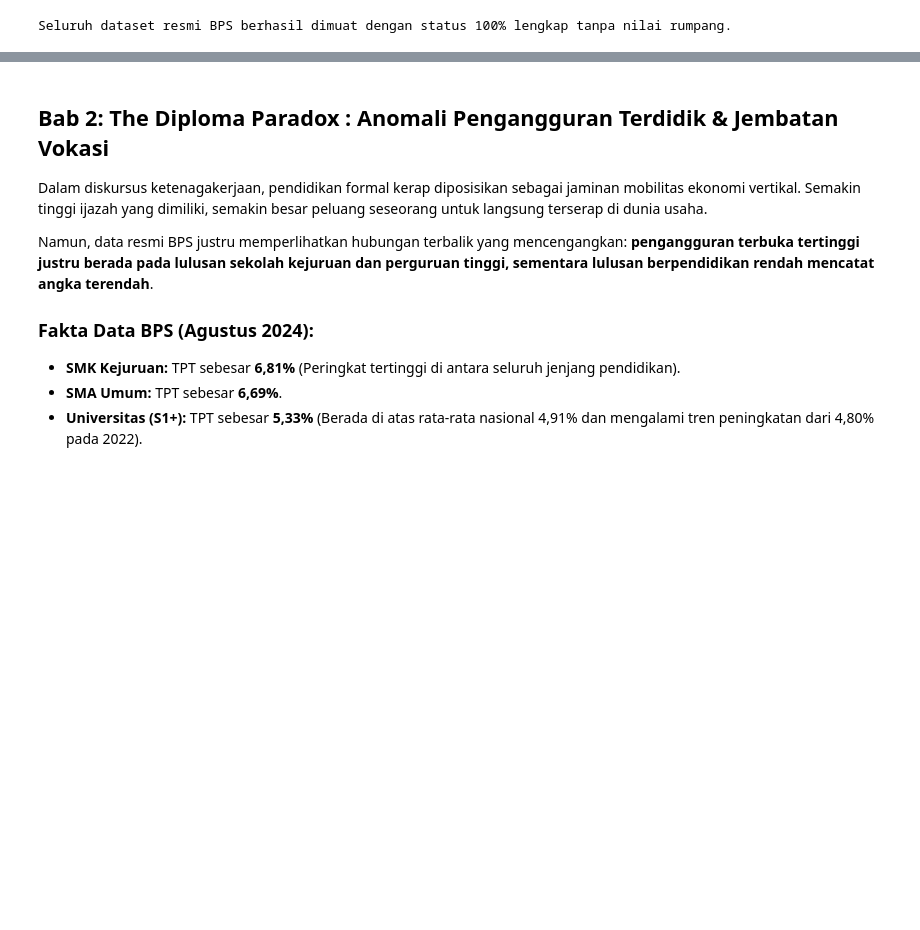
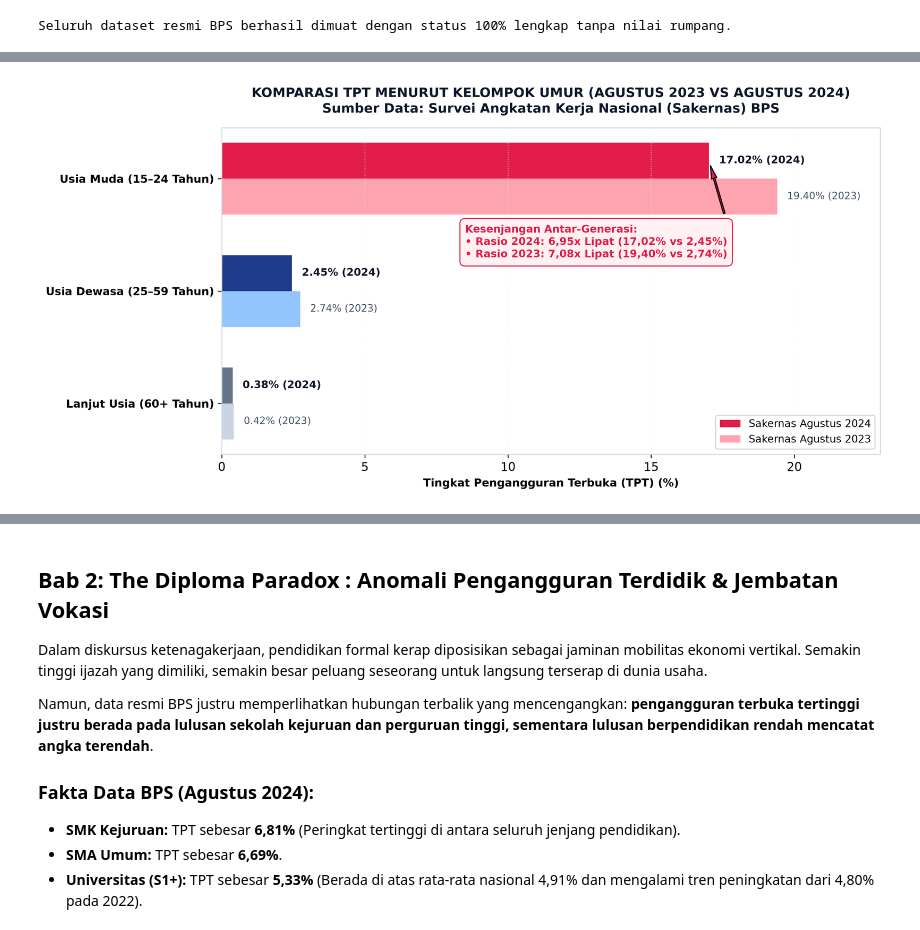
Before and after one commit to Primarizki21/NEXUS-Dashboard, a Jupyter notebook: notebooks/analisis_ketenagakerjaan_action2026.ipynb, the cells around one changed output, grey strips where cells are left out. Drawn from its saved outputs; the diff is of its cells as text; code cells hidden in the pictures; blank space fills up the shorter version.

```diff
--- a/notebooks/analisis_ketenagakerjaan_action2026.ipynb
+++ b/notebooks/analisis_ketenagakerjaan_action2026.ipynb
@@ -152,0 +146,49 @@ display(Image(filename=str(CHARTS_DIR / "01_krisis_pengangguran_usia_muda.png"))
+# %%
+# Grafik 1B: Komparasi TPT Menurut Kelompok Umur (Agustus 2023 vs Agustus 2024)
+df_3groups = df_youth[~df_youth["Kelompok_Umur"].str.contains("Rasio")].copy()
+groups = df_3groups["Kelompok_Umur"].tolist()
+tpt_23 = df_3groups["TPT_Ags2023"].tolist()
+tpt_24 = df_3groups["TPT_Ags2024"].tolist()
+
+fig2, ax2 = plt.subplots(figsize=(11, 5.5))
+y_pos = np.arange(len(groups))
+height = 0.32
+
+labels_clean = ["Usia Muda (15–24 Tahun)", "Usia Dewasa (25–59 Tahun)", "Lanjut Usia (60+ Tahun)"]
+
+bars_24 = ax2.barh(y_pos - height/2, tpt_24, height=height, color=[COLOR_CORAL, COLOR_NAVY, COLOR_SLATE],
+                   edgecolor="none", label="Sakernas Agustus 2024")
+bars_23 = ax2.barh(y_pos + height/2, tpt_23, height=height, color=["#FDA4AF", "#93C5FD", "#CBD5E1"],
+                   edgecolor="none", label="Sakernas Agustus 2023")
+
+for bar, val in zip(bars_24, tpt_24):
+    ax2.text(bar.get_width() + 0.35, bar.get_y() + bar.get_height()/2, f"{val:.2f}% (2024)",
+             va="center", ha="left", weight="bold", color=COLOR_TEXT, fontsize=9.5)
+for bar, val in zip(bars_23, tpt_23):
+    ax2.text(bar.get_width() + 0.35, bar.get_y() + bar.get_height()/2, f"{val:.2f}% (2023)",
+             va="center", ha="left", color="#475569", fontsize=9)
+
+ax2.annotate("Kesenjangan Antar-Generasi:\n• Rasio 2024: 6,95x Lipat (17,02% vs 2,45%)\n• Rasio 2023: 7,08x Lipat (19,40% vs 2,74%)",
+             xy=(tpt_24[0], 0 - height/2), xytext=(8.5, 0.7),
+             arrowprops=dict(facecolor=COLOR_CORAL, shrink=0.08, width=1.5, headwidth=5),
+             bbox=dict(boxstyle="round,pad=0.5", facecolor="#FFF1F2", edgecolor=COLOR_CORAL, alpha=0.95),
+             fontsize=9.5, weight="bold", color=COLOR_CORAL)
+
+ax2.set_yticks(y_pos)
+ax2.set_yticklabels(labels_clean, weight="bold", fontsize=10)
+ax2.invert_yaxis()
+ax2.set_xlabel("Tingkat Pengangguran Terbuka (TPT) (%)", fontsize=10, weight="bold")
+ax2.set_xlim(0, 23)
+ax2.grid(axis="x", linestyle=":", alpha=0.6)
+ax2.set_title("KOMPARASI TPT MENURUT KELOMPOK UMUR (AGUSTUS 2023 VS AGUSTUS 2024)\nSumber Data: Survei Angkatan Kerja Nasional (Sakernas) BPS",
+              fontsize=12, weight="bold", color=COLOR_TEXT, pad=14)
+ax2.legend(loc="lower right", fontsize=9.5, framealpha=0.92, edgecolor="#CBD5E1")
+plt.tight_layout()
+fig2.savefig(CHARTS_DIR / "01b_komparasi_tpt_kelompok_umur.svg", format="svg", bbox_inches="tight")
+fig2.savefig(CHARTS_DIR / "01b_komparasi_tpt_kelompok_umur.png", dpi=300, bbox_inches="tight")
+fig2.savefig(CHARTS_DIR / "01_krisis_pengangguran_usia_muda.svg", format="svg", bbox_inches="tight")
+fig2.savefig(CHARTS_DIR / "01_krisis_pengangguran_usia_muda.png", dpi=300, bbox_inches="tight")
+plt.close(fig2)
+display(Image(filename=str(CHARTS_DIR / "01b_komparasi_tpt_kelompok_umur.png")))
+# %% [output]
+[figure, added]
```
Also changed, not shown: parts of 8 cells of this notebook, 27 other files.
